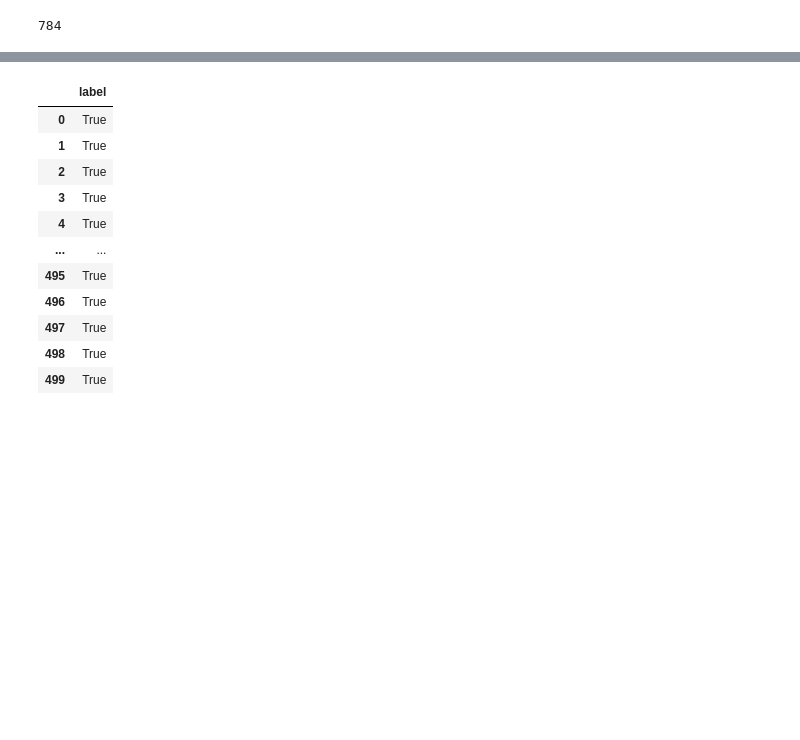
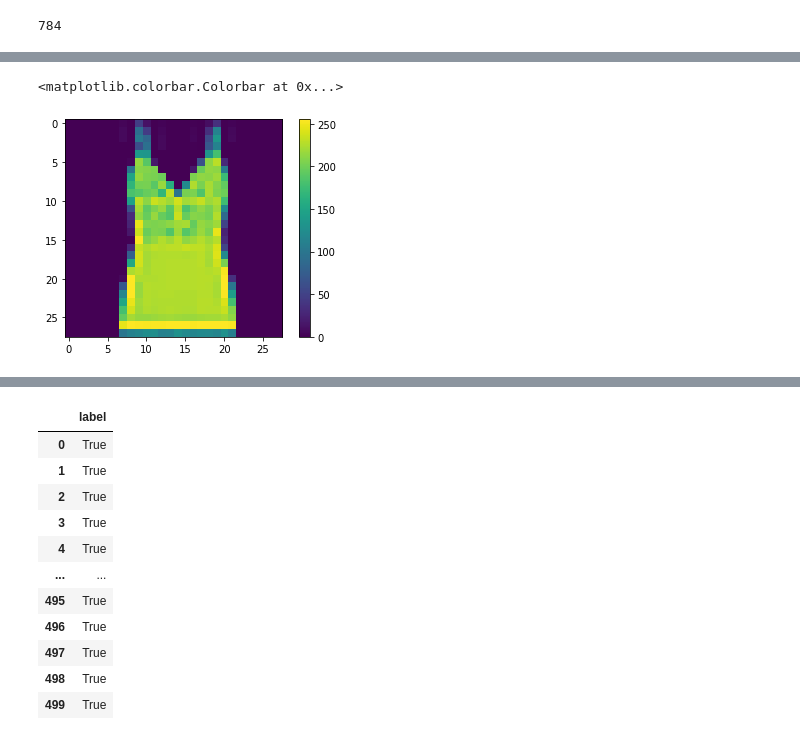
Before and after one commit to iQuHACK/2023_IonQ_Remote, a Jupyter notebook: part1_with_pca.ipynb, the cells around one changed output, grey strips where cells are left out. Saved outputs shown, nothing was run; the diff lists cells and outputs as text; code cells hidden in the pictures; blank space fills up the shorter version.

```diff
--- a/part1_with_pca.ipynb
+++ b/part1_with_pca.ipynb
@@ -380,9 +387,16 @@ n=len(dataset)
 mse=0
 gatecount=0
 
+max_iter = 50
+
+n_qubits = 6
+
+
+# 1 - mse with 4 qubits - > 0.18
+#
 for i, data in tqdm.tqdm(enumerate(images)):
     #encode image into circuit
-    circuit, image_re =run_part1(images, i, n_qubits=8)
+    circuit, image_re =run_part1(images, i, n_qubits=n_qubits)
 
     #count the number of 2qubit gates used
     gatecount+=count_gates(circuit)[2]
@@ -390,11 +404,17 @@ for i, data in tqdm.tqdm(enumerate(images)):
     #calculate mse
     #print(images[i].shape)
     #print(image_re.shape)
-    mse+=image_mse(images[i],image_re)
+    images_orig = images[i] * 255
+    image_re *= 255
+
+    mse+=image_mse(images_orig,image_re)
+
+    if i == max_iter:
+        break
 
 #fidelity of reconstruction
 f=1-mse
-gatecount=gatecount/n
+gatecount=gatecount/max_iter
 
 #score for part1
 print(f*(0.999**gatecount))
@@ -400,0 +429,6 @@ print(f*(0.999**gatecount))
+# %%
+plt.imshow(images[max_iter] * 255 * 255)
+plt.colorbar()
+# %% [output]
+<matplotlib.colorbar.Colorbar at 0x...>
+[figure, added]
```
Also changed, not shown: parts of 10 cells of this notebook, 1 other file.
